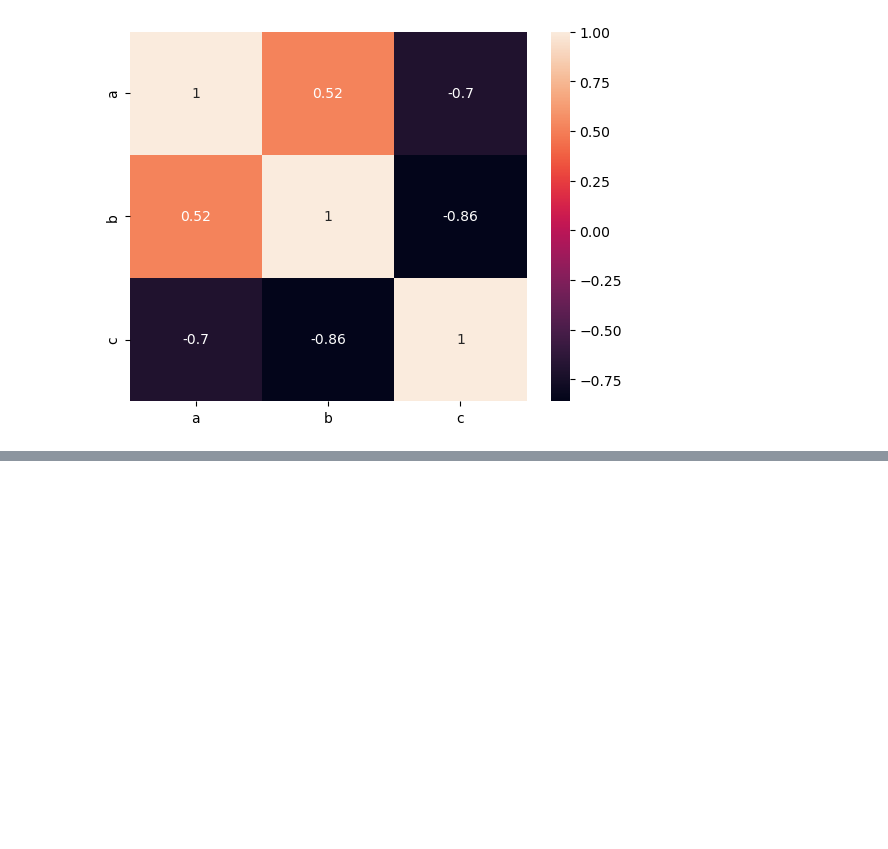
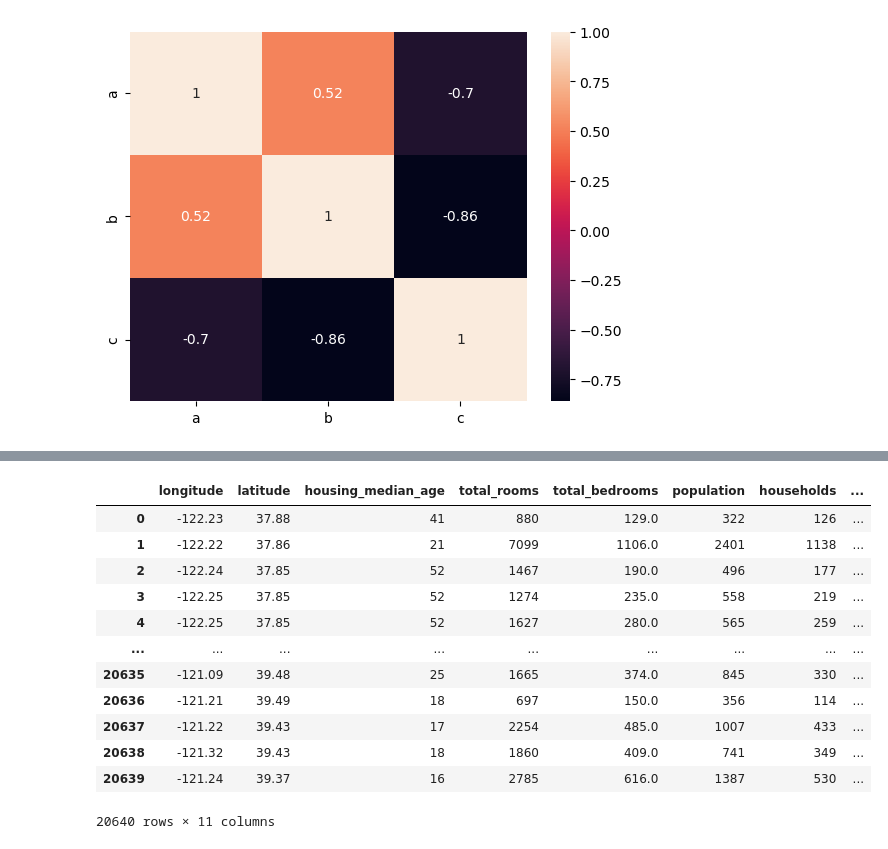
Before and after one commit to nishags83g/my-ai-learning, a Jupyter notebook: mylearnings.ipynb, the cells around one changed output, grey strips where cells are left out. Saved outputs shown, nothing was run; the diff lists cells and outputs as text; code cells hidden in the pictures; blank space fills up the shorter version.

```diff
--- a/mylearnings.ipynb
+++ b/mylearnings.ipynb
@@ -150,0 +182,18 @@ sns.heatmap(corrMatrix,annot=True)
+# %%
+caHousing['rooms_per_household']=caHousing['total_rooms']/caHousing['households']
+# %%
+caHousing
+# %% [output]
+|  | longitude | latitude | housing_median_age | total_rooms | total_bedrooms | population | households | ... |
+| 0 | -122.23 | 37.88 | 41 | 880 | 129.0 | 322 | 126 | ... |
+| 1 | -122.22 | 37.86 | 21 | 7099 | 1106.0 | 2401 | 1138 | ... |
+| 2 | -122.24 | 37.85 | 52 | 1467 | 190.0 | 496 | 177 | ... |
+| 3 | -122.25 | 37.85 | 52 | 1274 | 235.0 | 558 | 219 | ... |
+| 4 | -122.25 | 37.85 | 52 | 1627 | 280.0 | 565 | 259 | ... |
+| ... | ... | ... | ... | ... | ... | ... | ... | ... |
+| 20635 | -121.09 | 39.48 | 25 | 1665 | 374.0 | 845 | 330 | ... |
+| 20636 | -121.21 | 39.49 | 18 | 697 | 150.0 | 356 | 114 | ... |
+| 20637 | -121.22 | 39.43 | 17 | 2254 | 485.0 | 1007 | 433 | ... |
+| 20638 | -121.32 | 39.43 | 18 | 1860 | 409.0 | 741 | 349 | ... |
+| 20639 | -121.24 | 39.37 | 16 | 2785 | 616.0 | 1387 | 530 | ... |
+20640 rows × 11 columns
```
Also changed, not shown: parts of 5 cells of this notebook.
